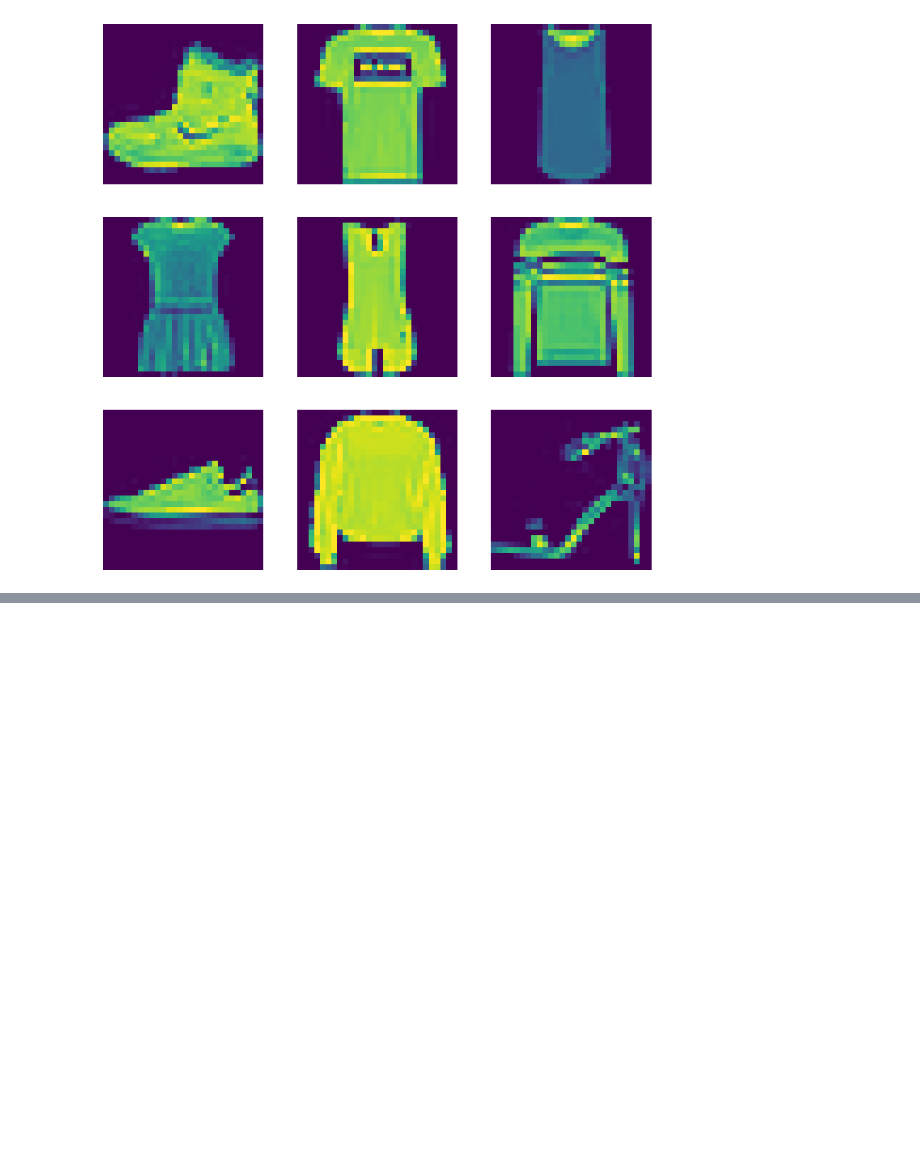
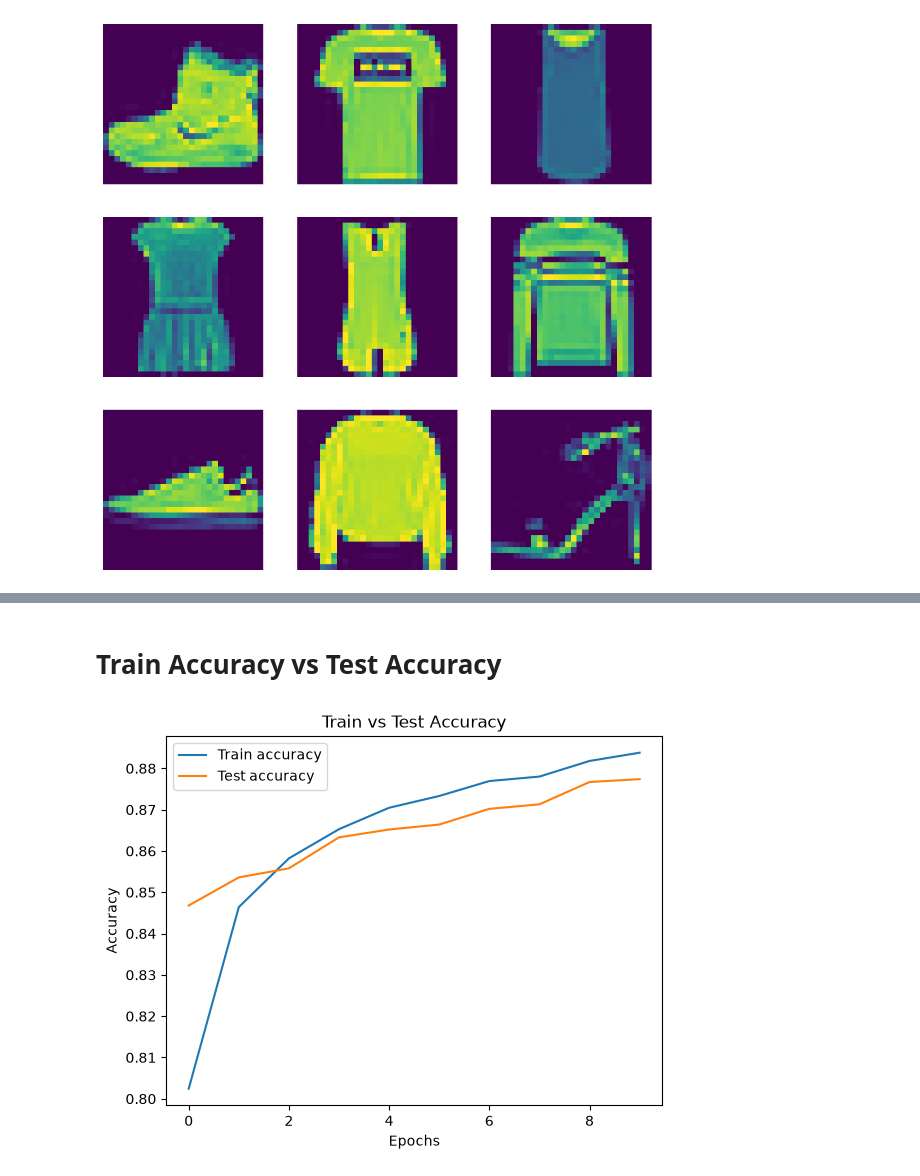
Before and after one commit to shy942/ML-exploration, a Jupyter notebook: notebooks/12_Computer_Vision.ipynb, the cells around one changed output, grey strips where cells are left out. Drawn from its saved outputs; the diff is of its cells as text; code cells hidden in the pictures; blank space fills up the shorter version.

```diff
--- a/notebooks/12_Computer_Vision.ipynb
+++ b/notebooks/12_Computer_Vision.ipynb
@@ -67,0 +145,12 @@ plt.show()
+# %% [markdown]
+# Train Accuracy vs Test Accuracy
+# %%
+plt.plot(history_ANN.history['accuracy'], label='Train accuracy')
+plt.plot(history_ANN.history['val_accuracy'], label='Test accuracy')
+plt.xlabel('Epochs')
+plt.ylabel('Accuracy')
+plt.title('Train vs Test Accuracy')
+plt.legend()
+plt.show()
+# %% [output]
+[figure, added]
```
Also changed, not shown: parts of 27 cells of this notebook, 2 other files.
